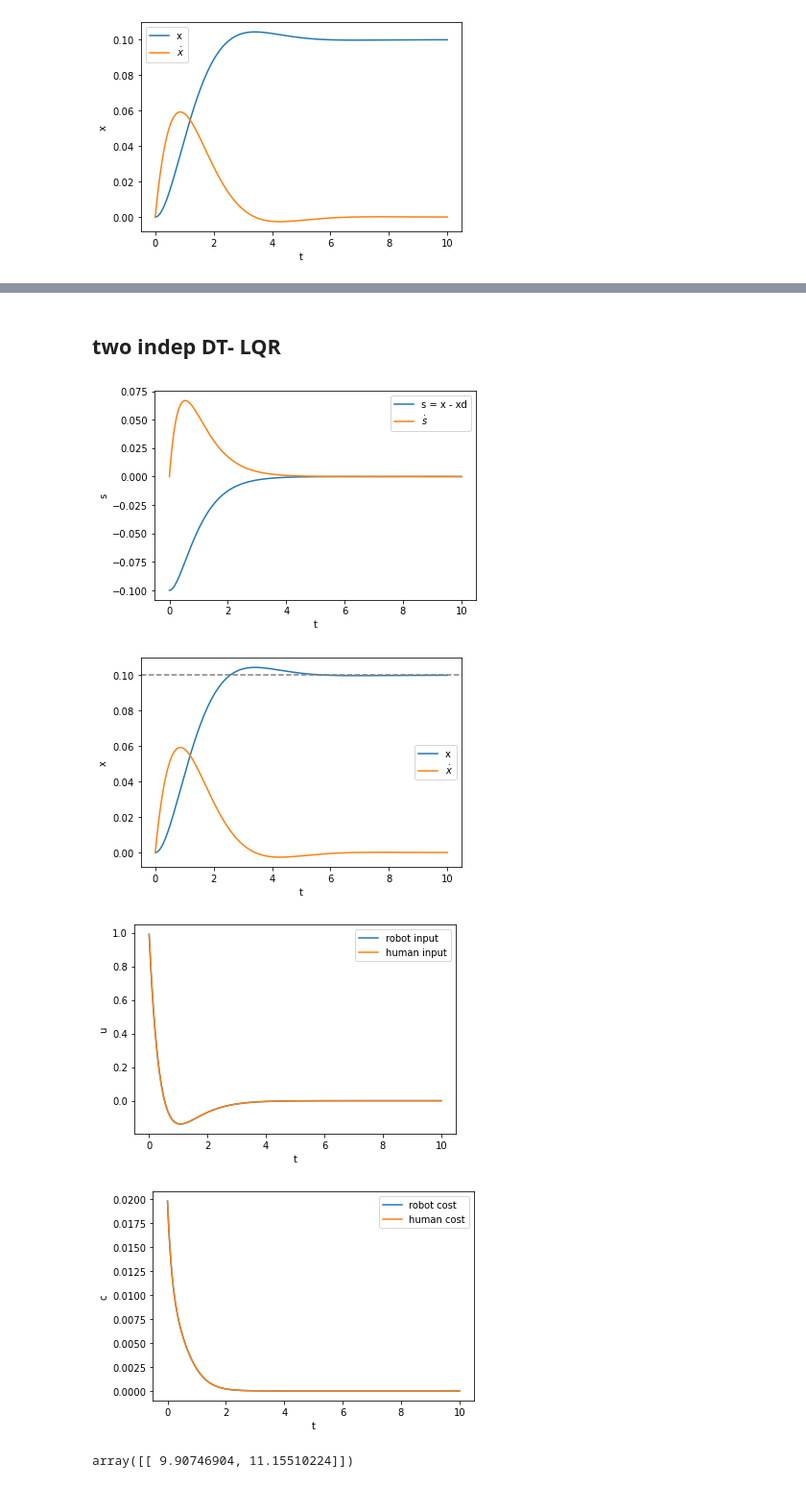
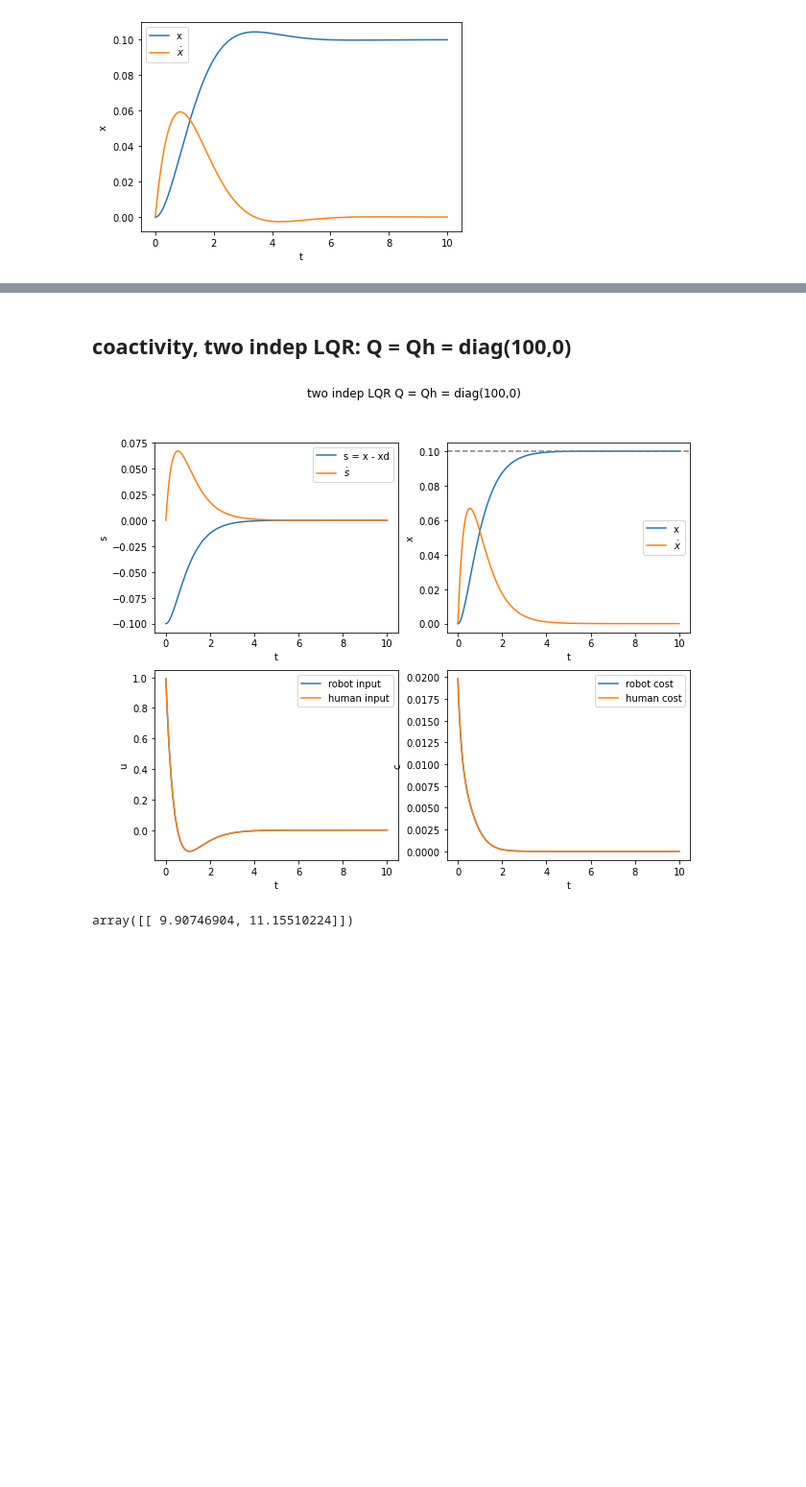
Before and after one commit to hachouuw/546-22Wi-OPT-AC, a Jupyter notebook: Paper_simulations.ipynb, the cells around one changed output, grey strips where cells are left out. Shown: that part at 96% size. Cells and saved outputs as stored; diff of their text form; code cells hidden in the pictures; blank space fills up the shorter version.

```diff
--- a/Paper_simulations.ipynb
+++ b/Paper_simulations.ipynb
@@ -164,7 +184,7 @@ plt.show()
 # %% [markdown]
-## two indep DT- LQR
+## coactivity, two indep LQR: Q = Qh = diag(100,0)
 # %%
-# (1) DT-LQR
+# DT-LQR
 T = 10 #total time (s)
 dt = 1e-2
 t_ = np.linspace(0,T,int(T/dt))
@@ -195,42 +215,43 @@ for t in range(int(T/dt)):
   ds[t+1] = np.dot(A,ds[t]) + np.dot(B, du[t]+duH[t])        # calculate next state
   c[t] = np.dot(np.dot(ds[t],Q),ds[t]) + np.dot(np.dot(du[t],R),du[t])
   cH[t] = np.dot(np.dot(ds[t],QH),ds[t]) + np.dot(np.dot(duH[t],R),duH[t])
-
-
-plt.plot(t_,ds[:-1,0], label= 's = x - xd')
-plt.plot(t_,ds[:-1,1], label= r'$\dot s$')
-plt.ylabel('s')
-plt.xlabel('t')
-plt.legend()
-plt.show()
-
-xd = np.zeros((len(t_))) + 0.1 #make xd a fixed target of 10 cm
-plt.plot(t_,s_[:-1,0]+ xd, label= 'x')
-plt.plot(t_,s_[:-1,1], label= r'$\dot x$')
-plt.axhline(y=0.1, color='grey', linestyle='--')
-plt.ylabel('x')
-plt.xlabel('t')
-plt.legend()
-plt.show()
-
-plt.plot(t_,du, label= 'robot input')
-plt.plot(t_,duH, label= 'human input')
-plt.ylabel('u')
-plt.xlabel('t')
-plt.legend()
-plt.show()
-
-plt.plot(t_,c, label= 'robot cost')
-plt.plot(t_,cH, label= 'human cost')
-plt.ylabel('c')
-plt.xlabel('t')
-plt.legend()
-plt.show()
-# %% [output]
-[figure, removed]
-[figure, removed]
-[figure, removed]
-[figure, removed]
+# %%
+fig,axs = plt.subplots(2,2,figsize = (10,8))
+ax = axs[0,0]
+ax.plot(t_,ds[:-1,0], label= 's = x - xd')
+ax.plot(t_,ds[:-1,1], label= r'$\dot s$')
+ax.set_ylabel('s')
+ax.set_xlabel('t')
+ax.legend()
+
+ax = axs[0,1]
+# xd = np.zeros((len(t_))) + 0.1 #make xd a fixed target of 10 cm
+ax.plot(t_,ds[:-1,0]+ xd, label= 'x')
+ax.plot(t_,ds[:-1,1], label= r'$\dot x$')
+ax.axhline(y=0.1, color='grey', linestyle='--')
+ax.set_ylabel('x')
+ax.set_xlabel('t')
+ax.legend()
+
+ax = axs[1,0]
+ax.plot(t_,du, label= 'robot input')
+ax.plot(t_,duH, label= 'human input')
+ax.set_ylabel('u')
+ax.set_xlabel('t')
+ax.legend()
+
+ax = axs[1,1]
+ax.plot(t_,c, label= 'robot cost')
+ax.plot(t_,cH, label= 'human cost')
+ax.set_ylabel('c')
+ax.set_xlabel('t')
+ax.legend()
+
+fig.suptitle('two indep LQR Q = Qh = diag(100,0)')
+# plt.tight_layout()
+plt.show()
+# %% [output]
+[figure, added]
 # %%
 K
 # %% [output]
```
Also changed, not shown: parts of 24 cells of this notebook.
